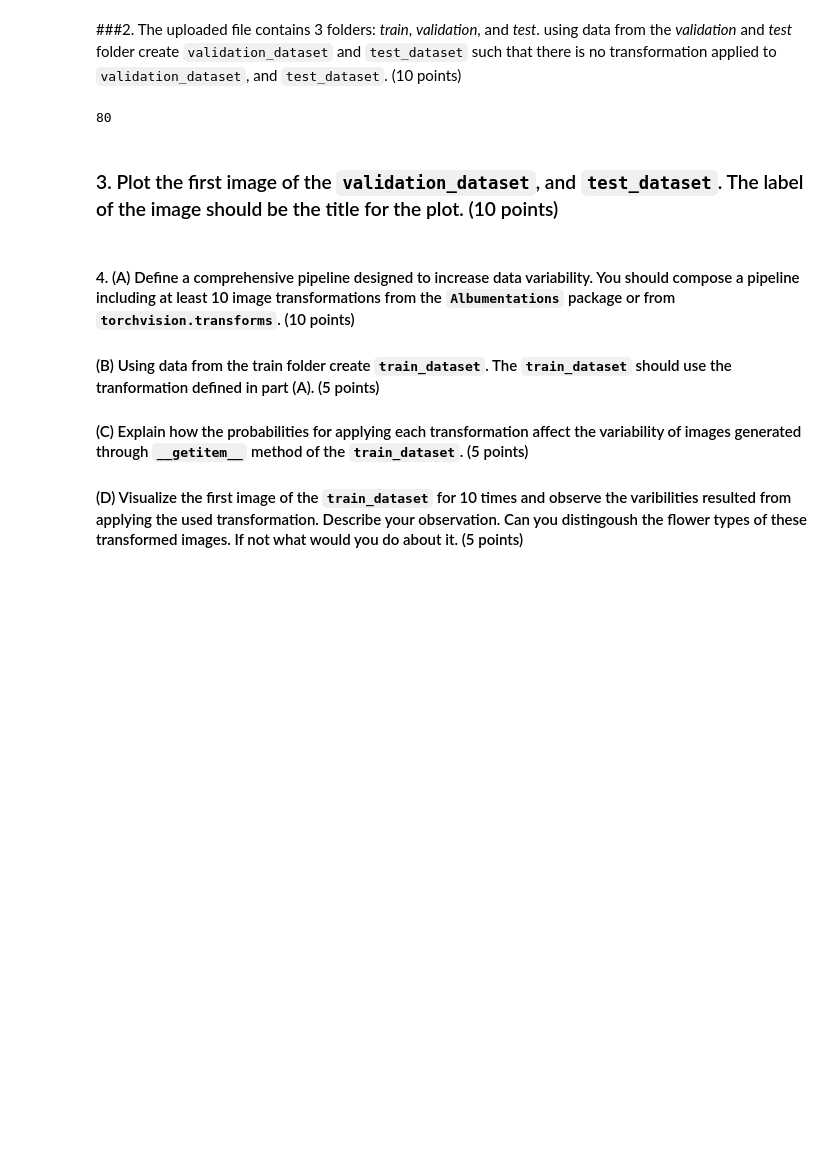
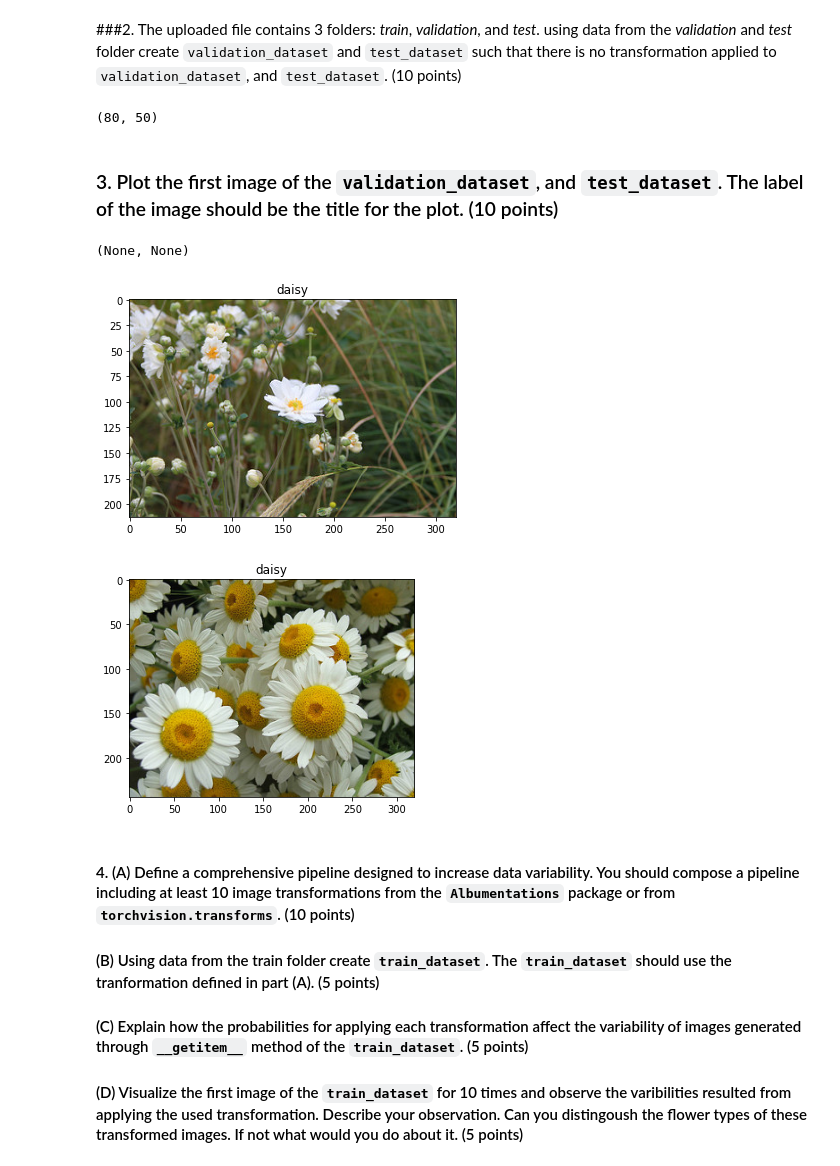
Before and after one commit to akash02ita/CPSC-599.6-DL-for-Vision, a Jupyter notebook: a1/DL4Vision_A1.ipynb, the cells around one changed output. Drawn from its saved outputs; the diff is of its cells as text; code cells hidden in the pictures; blank space fills up the shorter version.

Commit message:
a1: create dataset and display first element

```diff
--- a/a1/DL4Vision_A1.ipynb
+++ b/a1/DL4Vision_A1.ipynb
@@ -51,6 +50,8 @@ class FlowerDataset(Dataset):
     self.labels = []
     self.label_encoder = {"daisy": 0, "dandelion": 1, "roses": 2,
                           "sunflowers": 3, "tulips": 4}
+    self.label_decoder = {0: "daisy", 1: "dandelion", 2: "roses",
+                          3: "sunflowers", 4: "tulips"}
     # TODO: Read the path to all images and indicat their classes.
     # Hint: You can use glob.glob(f'{directory_path}/**/*.jpg', recursive=True)
     #       to read all images with .jpg file extension inside a directory_path
@@ -64,6 +65,8 @@ class FlowerDataset(Dataset):
     # End of TODO
     assert len(self.paths) == len(self.labels), "Number of image paths and labels should be equal"
 
+    self.transform = transform if transform is not None else lambda x: x
+
 
   def __len__(self):
     """ Return the number of samples within the dataset """
@@ -75,21 +78,35 @@ class FlowerDataset(Dataset):
 
     If the transofrm is not None, you should apply the transform function to the image."""
     #TODO: write code for implementing the requested functionality
-    image,label = None
-    return image, label
+    if i < 0 or i >= len(self.labels): return None
+    label = self.label_decoder[self.labels[i]]
+    path = self.paths[i]
+    # read the image
+    image = plt.imread(path)
+    return self.transform(image), label
 # %% [markdown]
 ###2. The uploaded file contains 3 folders: *train*, *validation*, and *test*. using data from the *validation* and *test* folder create `validation_dataset` and `test_dataset` such that there is no transformation applied to `validation_dataset`, and `test_dataset`. (10 points)
 # %%
 # TODO: replace None with proper code
 validation_dataset = FlowerDataset(root="FlowerData/validation")
-print(len(validation_dataset))
-test_dataset = None
+test_dataset = FlowerDataset(root="FlowerData/test")
+len(validation_dataset), len(test_dataset)
 # %% [output]
-80
+(80, 50)
 # %% [markdown]
 ### 3. Plot the first image of the `validation_dataset`, and `test_dataset`. The label of the image should be the title for the plot. (10 points)
 # %%
 #TODO: Add the code here
+def visualize(image_and_label):
+  image, label = image_and_label
+  plt.figure()
+  plt.imshow(image)
+  plt.title(str(label))
+visualize(validation_dataset[0]), visualize(test_dataset[0])
+# %% [output]
+(None, None)
+[figure, added]
+[figure, added]
 # %% [markdown]
 #### 4. (A) Define a comprehensive pipeline designed to increase data variability. You should compose a pipeline including at least 10 image transformations from the `Albumentations` package or from `torchvision.transforms`.  (10 points)
 
```
Also changed, not shown: parts of 2 cells of this notebook.
